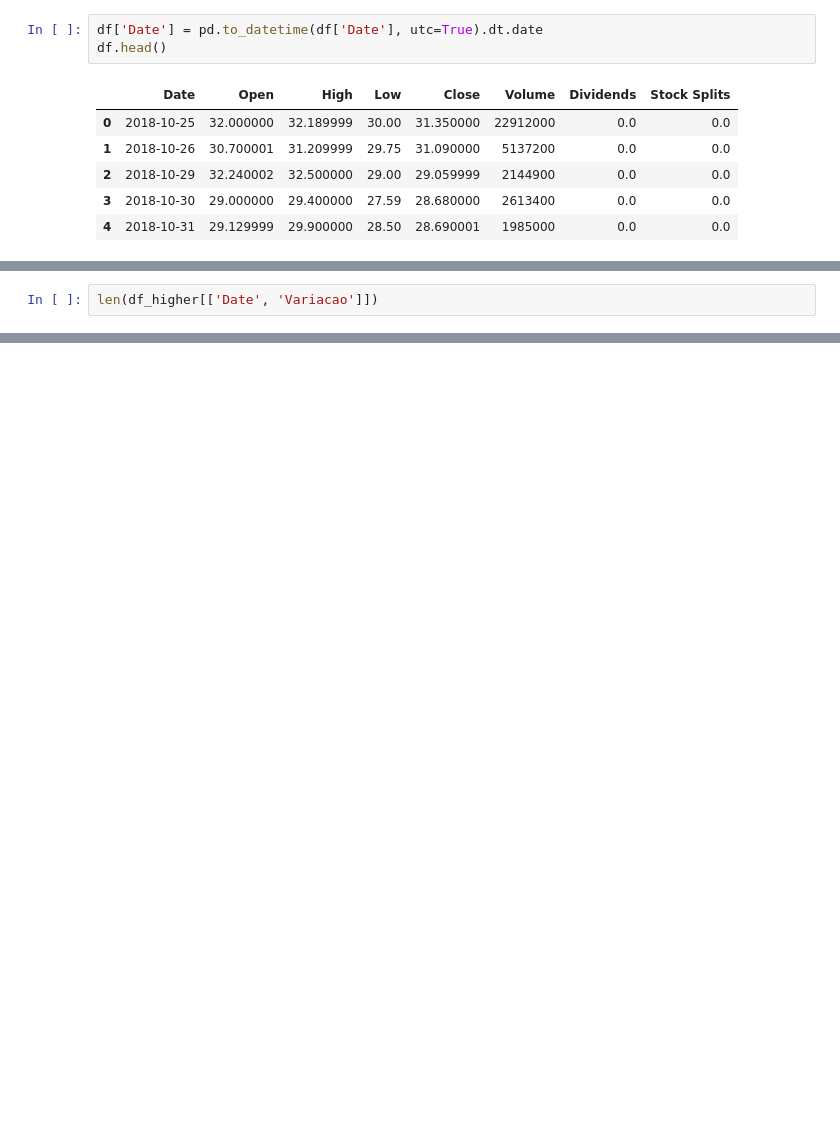
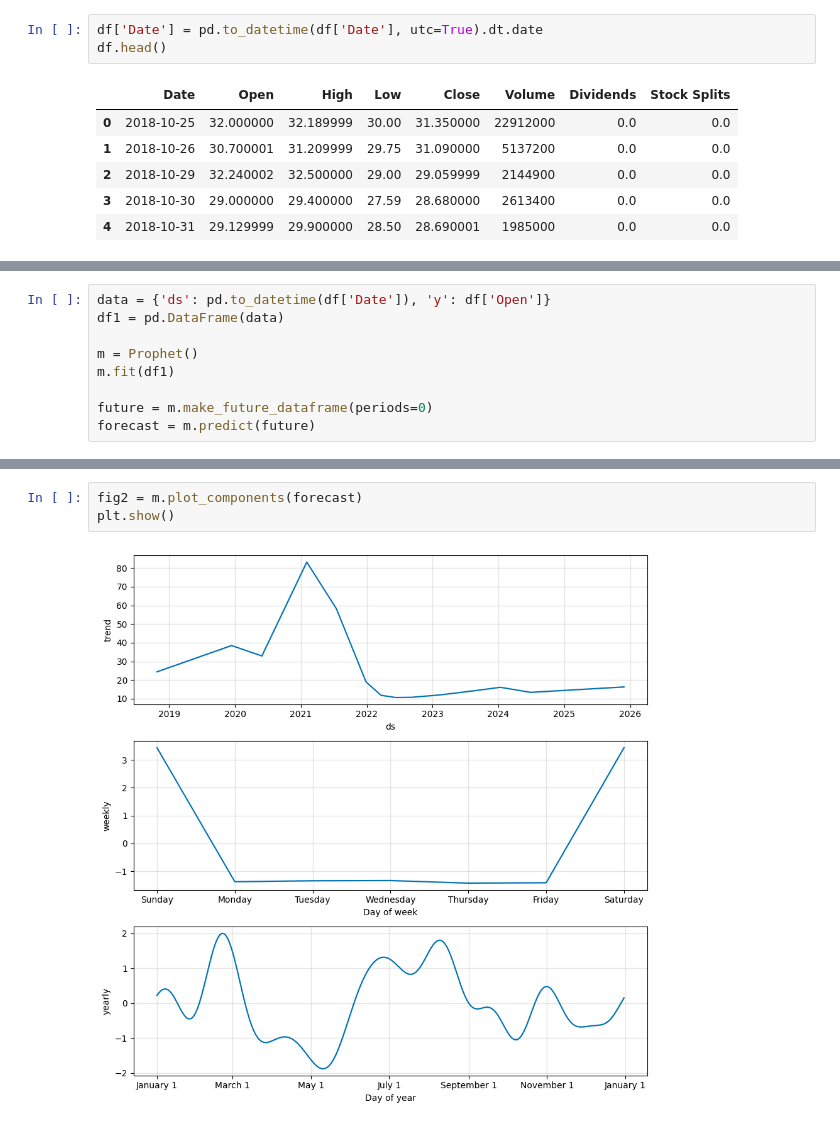
Before and after one commit to LeomaxFilho/StockMarketForecastingAI, a Jupyter notebook: src/data_reader.ipynb, the cells around one changed output, grey strips where cells are left out. Cells and saved outputs as stored; diff of their text form; blank space fills up the shorter version.

```diff
--- a/src/data_reader.ipynb
+++ b/src/data_reader.ipynb
@@ -77,3 +77,10 @@ plt.show()
 # %%
-len(df_higher[['Date', 'Variacao']])
+data = {'ds': pd.to_datetime(df['Date']), 'y': df['Open']}
+df1 = pd.DataFrame(data)
+
+m = Prophet()
+m.fit(df1)
+
+future = m.make_future_dataframe(periods=0)
+forecast = m.predict(future)
 # %% [output]
@@ -80,0 +89,5 @@ len(df_higher[['Date', 'Variacao']])
+# %%
+fig2 = m.plot_components(forecast)
+plt.show()
+# %% [output]
+[figure, added]
```
Also changed, not shown: parts of 9 cells of this notebook, 4 other files.
